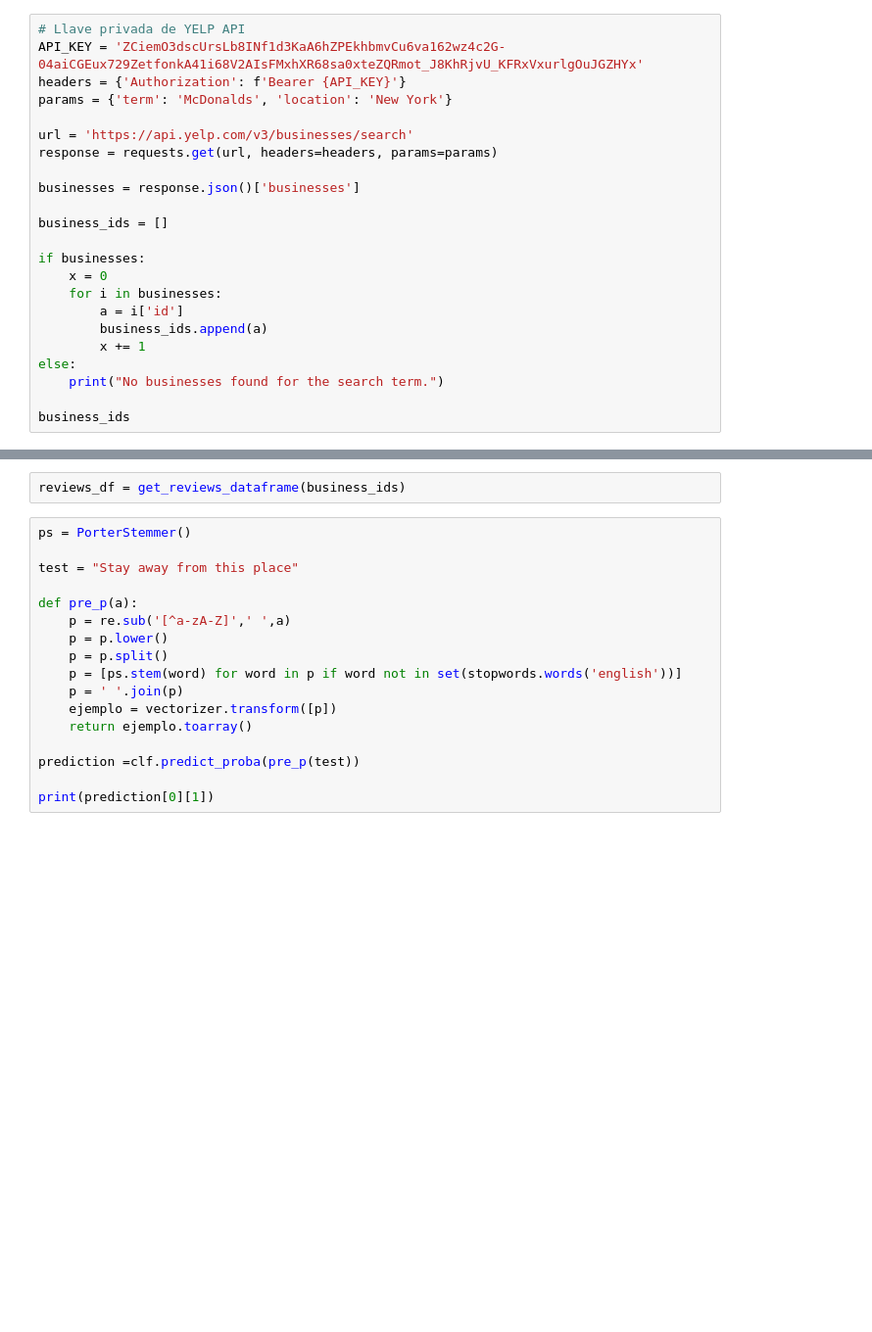
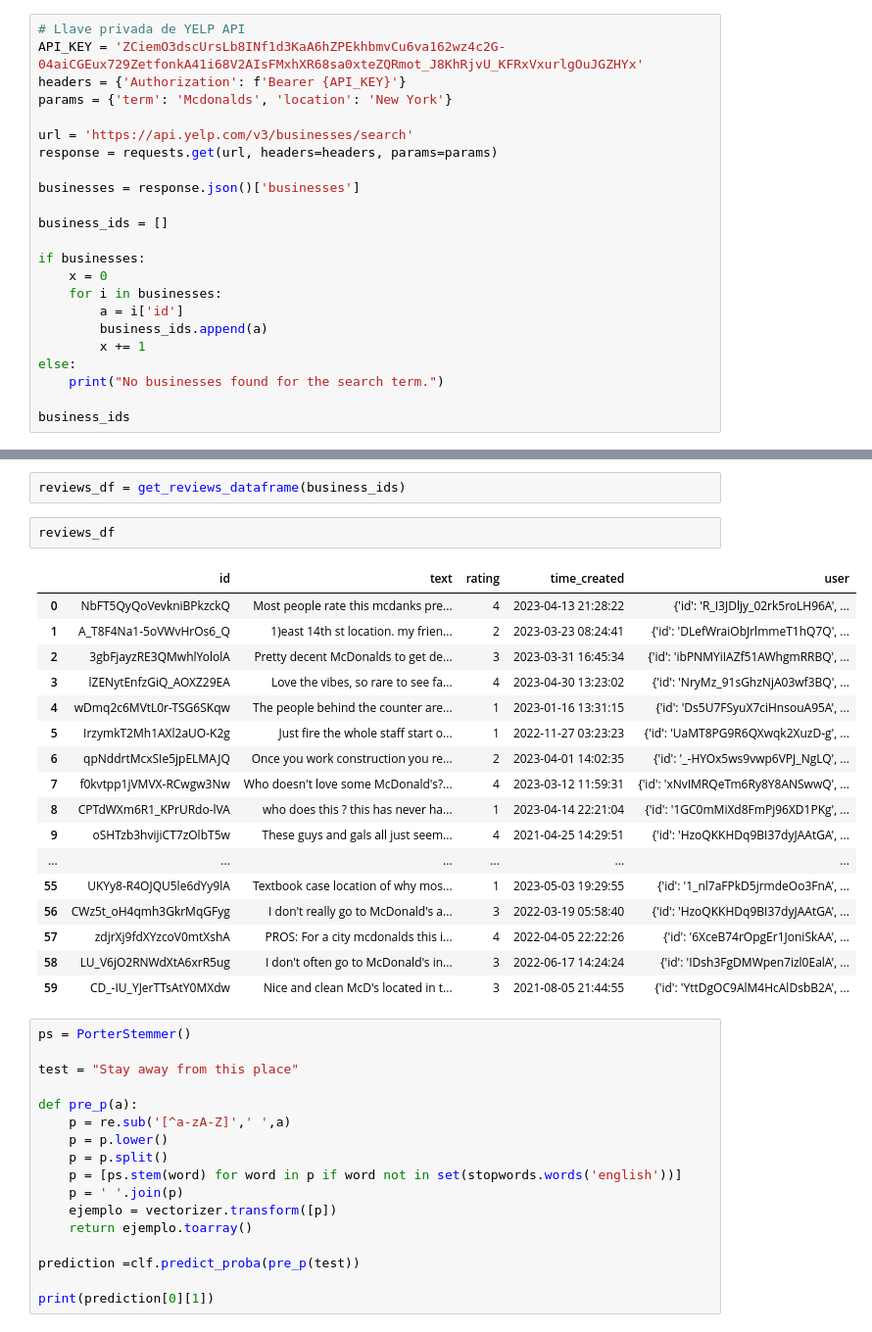
Before and after one commit to Andrespp123/TFM_IMF, a Jupyter notebook: tfm_module/predict.ipynb, the cells around one changed output, grey strips where cells are left out. Shown: that part at 98% size. Saved outputs shown, nothing was run; the diff lists cells and outputs as text; blank space fills up the shorter version.

```diff
--- a/tfm_module/predict.ipynb
+++ b/tfm_module/predict.ipynb
@@ -97,7 +97,7 @@ LogisticRegression(random_state=12)
 # Llave privada de YELP API
 API_KEY = 'ZCiemO3dscUrsLb8INf1d3KaA6hZPEkhbmvCu6va162wz4c2G-04aiCGEux729ZetfonkA41i68V2AIsFMxhXR68sa0xteZQRmot_J8KhRjvU_KFRxVxurlgOuJGZHYx'
 headers = {'Authorization': f'Bearer {API_KEY}'}
-params = {'term': 'McDonalds', 'location': 'New York'}
+params = {'term': 'Mcdonalds', 'location': 'New York'}
 
 url = 'https://api.yelp.com/v3/businesses/search'
 response = requests.get(url, headers=headers, params=params)
@@ -155,6 +155,26 @@ def get_reviews_dataframe(business_ids):
     return pd.concat(dfs, ignore_index=True)
 # %%
 reviews_df = get_reviews_dataframe(business_ids)
+# %%
+reviews_df
+# %% [output]
+|  | id | text | rating | time_created | user |
+| 0 | NbFT5QyQoVevkniBPkzckQ | Most people rate this mcdanks pre... | 4 | 2023-04-13 21:28:22 | {'id': 'R_I3JDljy_02rk5roLH96A', ... |
+| 1 | A_T8F4Na1-5oVWvHrOs6_Q | 1)east 14th st location. my frien... | 2 | 2023-03-23 08:24:41 | {'id': 'DLefWraiObJrlmmeT1hQ7Q', ... |
+| 2 | 3gbFjayzRE3QMwhlYololA | Pretty decent McDonalds to get de... | 3 | 2023-03-31 16:45:34 | {'id': 'ibPNMYiIAZf51AWhgmRRBQ', ... |
+| 3 | lZENytEnfzGiQ_AOXZ29EA | Love the vibes, so rare to see fa... | 4 | 2023-04-30 13:23:02 | {'id': 'NryMz_91sGhzNjA03wf3BQ', ... |
+| 4 | wDmq2c6MVtL0r-TSG6SKqw | The people behind the counter are... | 1 | 2023-01-16 13:31:15 | {'id': 'Ds5U7FSyuX7ciHnsouA95A', ... |
+| 5 | IrzymkT2Mh1AXl2aUO-K2g | Just fire the whole staff start o... | 1 | 2022-11-27 03:23:23 | {'id': 'UaMT8PG9R6QXwqk2XuzD-g', ... |
+| 6 | qpNddrtMcxSIe5jpELMAJQ | Once you work construction you re... | 2 | 2023-04-01 14:02:35 | {'id': '_-HYOx5ws9vwp6VPJ_NgLQ', ... |
+| 7 | f0kvtpp1jVMVX-RCwgw3Nw | Who doesn't love some McDonald's?... | 4 | 2023-03-12 11:59:31 | {'id': 'xNvIMRQeTm6Ry8Y8ANSwwQ', ... |
+| 8 | CPTdWXm6R1_KPrURdo-lVA | who does this ? this has never ha... | 1 | 2023-04-14 22:21:04 | {'id': '1GC0mMiXd8FmPj96XD1PKg', ... |
+| 9 | oSHTzb3hvijiCT7zOlbT5w | These guys and gals all just seem... | 4 | 2021-04-25 14:29:51 | {'id': 'HzoQKKHDq9BI37dyJAAtGA', ... |
+| ... | ... | ... | ... | ... | ... |
+| 55 | UKYy8-R4OJQU5le6dYy9lA | Textbook case location of why mos... | 1 | 2023-05-03 19:29:55 | {'id': '1_nl7aFPkD5jrmdeOo3FnA', ... |
+| 56 | CWz5t_oH4qmh3GkrMqGFyg | I don't really go to McDonald's a... | 3 | 2022-03-19 05:58:40 | {'id': 'HzoQKKHDq9BI37dyJAAtGA', ... |
+| 57 | zdjrXj9fdXYzcoV0mtXshA | PROS: For a city mcdonalds this i... | 4 | 2022-04-05 22:22:26 | {'id': '6XceB74rOpgEr1JoniSkAA', ... |
+| 58 | LU_V6jO2RNWdXtA6xrR5ug | I don't often go to McDonald's in... | 3 | 2022-06-17 14:24:24 | {'id': 'IDsh3FgDMWpen7izl0EalA', ... |
+| 59 | CD_-IU_YJerTTsAtY0MXdw | Nice and clean McD's located in t... | 3 | 2021-08-05 21:44:55 | {'id': 'YttDgOC9AlM4HcAlDsbB2A', ... |
 # %%
 ps = PorterStemmer()
 
```
Also changed, not shown: parts of 1 cell of this notebook.
